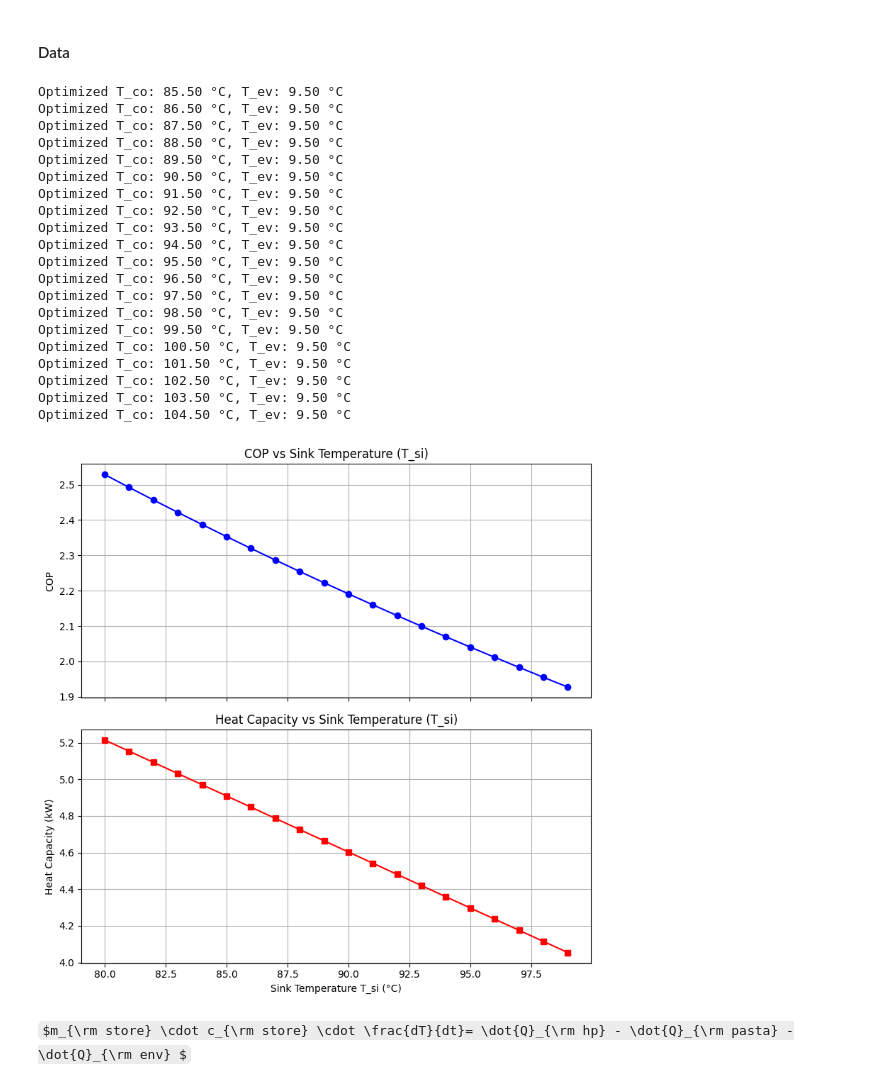
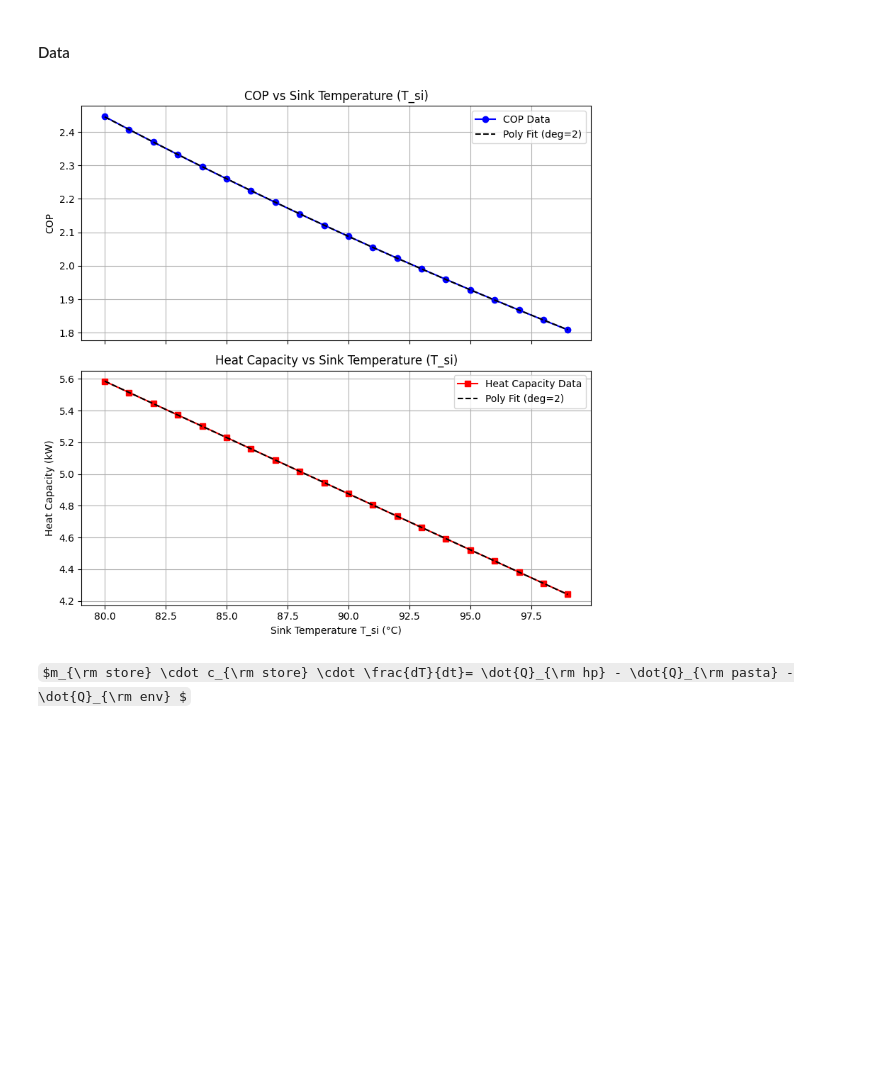
Before and after one commit to ElmayoGH/SHC-project, a Jupyter notebook: Task1.ipynb, the cells around one changed output. Drawn from its saved outputs; the diff is of its cells as text; code cells hidden in the pictures; some formulas as TeX source; blank space fills up the shorter version.

Commit message:
Task 3 complete

```diff
--- a/Task1.ipynb
+++ b/Task1.ipynb
@@ -494,9 +494,9 @@ def NC_Ts_norecup(param):
 # %%
 #Define appropriate bounds
-bounds=[(T_si_in,120.),(-15.,T_so),(8.,20.),(1.,20.)] #(T_co_min, T_co_max), (T_ev_min, T_ev_max)
+bounds=[(T_si_in,120.),(-15.,T_so)] #(T_co_min, T_co_max), (T_ev_min, T_ev_max)
 # %%
 # Calculate required heating capacity from Task 1
-Q_required = 3.5  # kW (from your Task 1 results)
+Q_required = 4.3  # kW (from your Task 1 results)
 
 # Add condenser size constraint
 lambda_steel=25. #W/mK
@@ -532,7 +532,7 @@ R_L_VL=R_L_h_refVL+R_L_lambda_w+R_L_h_water #m.K/W
 print("thermal resistance per meter during Vapor Liquid part =",round(R_L_VL,4),"mK/W")
 
 # For each optimized heat pump design, check:
-def check_capacity_condenser_constraint(T_co, T_ev, fluid, D, Q_required, R_L_VL, R_L_sh,delta_T_sh,delta_T_sc):
+def check_capacity_condenser_constraint(T_co, T_ev, fluid, D, Q_required, R_L_VL, R_L_sh):
     # Calculate heat pump capacity
     eta_is, m_dot = recip_comp_SP([T_ev, T_co, delta_T_sh, delta_T_sc, D], fluid, transcrit=False)
 
@@ -583,8 +583,7 @@ thermal resistance per meter during Vapor Liquid part = 0.0086 mK/W
 #Define an appropriate initial guess (starting point).
 T_co_start=40. #°C
 T_ev_start=-5.
-delta_T_sh_start = 10 #K
-delta_T_sc_start = 0.5 #K
+
 results = []
 feasible_designs = []
 fluids = ["Isobutane","Butane","Isobutene","DimethylEther"]
@@ -602,16 +601,13 @@ for fluid in fluids:
             return pinch_con(x, fluid, D)
         NC1=NonlinearConstraint(pinch_evap_opt, [min_pinch,min_pinch],[np.inf,np.inf])
         NC2=NonlinearConstraint(pinch_con_opt, [min_pinch,min_pinch,min_pinch],[np.inf,np.inf,np.inf])
-        NC3_norecup=NonlinearConstraint(NC_Ts_norecup, [0.],[np.inf])
         #All constraints can be combined into a tuple
-        NCs=(NC1,NC2,NC3_norecup)
+        NCs=(NC1,NC2)
         #Use minimize to optimize the COP
-        res=minimize(calc_COP_opt,x0=[T_co_start,T_ev_start,delta_T_sh_start,delta_T_sc_start],method='SLSQP',bounds=bounds,constraints=NCs)
+        res=minimize(calc_COP_opt,x0=[T_co_start,T_ev_start],method='SLSQP',bounds=bounds,constraints=NCs)
         T_co = res.x[0]
         T_ev = res.x[1]
-        delta_T_sh = res.x[2]
-        delta_T_sc = res.x[3]
-        print(delta_T_sh, delta_T_sc)
+
 
         state1_sat=FCP.state(["T","x"],[T_ev,1.0],fluid,Eh)
         #state1_op: outlet evaporator: T1=T_ev_op+delta_T_sh and p1=p1_sat
@@ -652,7 +648,7 @@ for fluid in fluids:
 
 for result in results:
     if result['success']:
-        can_meet_demand, Q_hp, L_cond = check_capacity_condenser_constraint(result['T_co'], result['T_ev'], result['fluid'], result['D'], Q_required, R_L_VL, R_L_sh,res['superheating'], result['subcooling'])
+        can_meet_demand, Q_hp, L_cond = check_capacity_condenser_constraint(result['T_co'], result['T_ev'], result['fluid'], result['D'], Q_required, R_L_VL, R_L_sh)
         if can_meet_demand:
             result['Q_hp'] = Q_hp
             result['L_cond'] = L_cond
@@ -758,6 +753,8 @@ Diag.Th(state1_op,state2_op,state3_op,state4_op,[T_si_in,T_si_out],[T_so_in,T_so
 # %% [markdown]
 #### Data
 # %%
+from numpy.polynomial import Polynomial
+
 T_si = np.arange(80, 100, 1) #°C #sink temperature range
 COP_list = [] #list to store COP values
 Heat_cap = [] #list to store heat capacity values
@@ -769,8 +766,8 @@ for T_si in T_si:
     delta_T_sc=5. #K #subcooling #determined by us
     Eh="CBar"
 
-    fluid="Isobutene"
-    D=40
+    fluid="Isobutane"
+    D=50
 
     #source
     fluid_so="air"
@@ -796,7 +793,7 @@ for T_si in T_si:
     res=minimize(lambda x: calc_COP(x, fluid, D), x0=[T_co_start,T_ev_start], method='SLSQP', bounds=bounds, constraints=NCs)
     T_co = res.x[0]
     T_ev = res.x[1]
-    print(f"Optimized T_co: {T_co:.2f} °C, T_ev: {T_ev:.2f} °C")
+    #print(f"Optimized T_co: {T_co:.2f} °C, T_ev: {T_ev:.2f} °C")
 
     eta_is, m_dot = recip_comp_SP([T_ev, T_co, delta_T_sh, delta_T_sc, D], fluid, transcrit=False)
     state1_x1=FCP.state(["T","x"],[T_ev,1.0],fluid,Eh)
@@ -812,53 +809,49 @@ for T_si in T_si:
     h2=state1["h"]+(state2s["h"]-state1["h"])/eta_is
     state2=FCP.state(["p","h"],[state3["p"],h2],fluid,Eh)
     state4=FCP.state(["p","h"],[state1["p"],state3["h"]],fluid,Eh)
     q_out=state2["h"]-state3["h"] #kJ/kg
     w_comp=state2["h"]-state1["h"]  #kJ/kg
 
 
 
     COP_list.append(q_out/w_comp)
     Heat_cap.append(q_out * m_dot)
 
 
+# Fit polynomial curves (2nd degree) for COP and Heat capacity vs T_si
+
+# Fit for COP
+poly_cop = Polynomial.fit(T_si_range, COP_list, 2)
+COP_fit = poly_cop(T_si_range)
+
+# Fit for Heat capacity
+poly_heat = Polynomial.fit(T_si_range, Heat_cap, 2)
+Heat_cap_fit = poly_heat(T_si_range)
+
+import matplotlib.pyplot as plt
+
 T_si_range = np.arange(80, 100, 1)
 
 fig, ax1 = plt.subplots(2, 1, figsize=(8, 8), sharex=True)
 
 # Plot COP vs T_si
-ax1[0].plot(T_si_range, COP_list, marker='o', color='b')
+ax1[0].plot(T_si_range, COP_list, marker='o', color='b', label='COP Data')
+ax1[0].plot(T_si_range, COP_fit, 'k--', label='Poly Fit (deg=2)')
 ax1[0].set_ylabel('COP')
 ax1[0].set_title('COP vs Sink Temperature (T_si)')
 ax1[0].grid(True)
+ax1[0].legend()
 
 # Plot Heat capacity vs T_si
-ax1[1].plot(T_si_range, Heat_cap, marker='s', color='r')
+ax1[1].plot(T_si_range, Heat_cap, marker='s', color='r', label='Heat Capacity Data')
+ax1[1].plot(T_si_range, Heat_cap_fit, 'k--', label='Poly Fit (deg=2)')
 ax1[1].set_xlabel('Sink Temperature T_si (°C)')
 ax1[1].set_ylabel('Heat Capacity (kW)')
 ax1[1].set_title('Heat Capacity vs Sink Temperature (T_si)')
 ax1[1].grid(True)
+ax1[1].legend()
 
 plt.tight_layout()
 plt.show()
 # %% [output]
-Optimized T_co: 85.50 °C, T_ev: 9.50 °C
-Optimized T_co: 86.50 °C, T_ev: 9.50 °C
-Optimized T_co: 87.50 °C, T_ev: 9.50 °C
-Optimized T_co: 88.50 °C, T_ev: 9.50 °C
-Optimized T_co: 89.50 °C, T_ev: 9.50 °C
-Optimized T_co: 90.50 °C, T_ev: 9.50 °C
-Optimized T_co: 91.50 °C, T_ev: 9.50 °C
-Optimized T_co: 92.50 °C, T_ev: 9.50 °C
-Optimized T_co: 93.50 °C, T_ev: 9.50 °C
-Optimized T_co: 94.50 °C, T_ev: 9.50 °C
-Optimized T_co: 95.50 °C, T_ev: 9.50 °C
-Optimized T_co: 96.50 °C, T_ev: 9.50 °C
-Optimized T_co: 97.50 °C, T_ev: 9.50 °C
-Optimized T_co: 98.50 °C, T_ev: 9.50 °C
-Optimized T_co: 99.50 °C, T_ev: 9.50 °C
-Optimized T_co: 100.50 °C, T_ev: 9.50 °C
-Optimized T_co: 101.50 °C, T_ev: 9.50 °C
-Optimized T_co: 102.50 °C, T_ev: 9.50 °C
-Optimized T_co: 103.50 °C, T_ev: 9.50 °C
-Optimized T_co: 104.50 °C, T_ev: 9.50 °C
-[figure, old version]
+[figure, new version]
```
Also changed, not shown: parts of 12 cells of this notebook, 17 other files.
